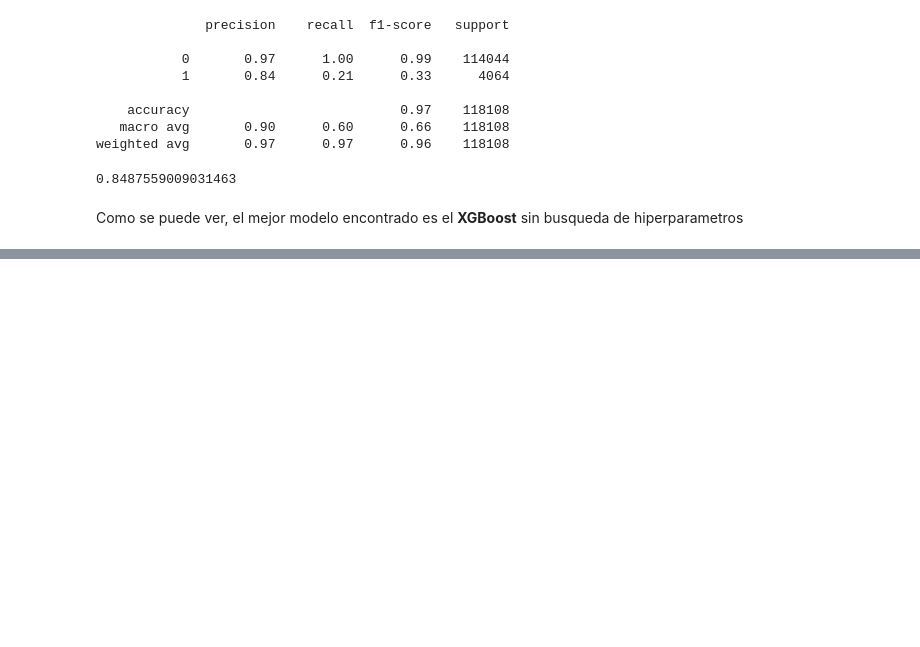
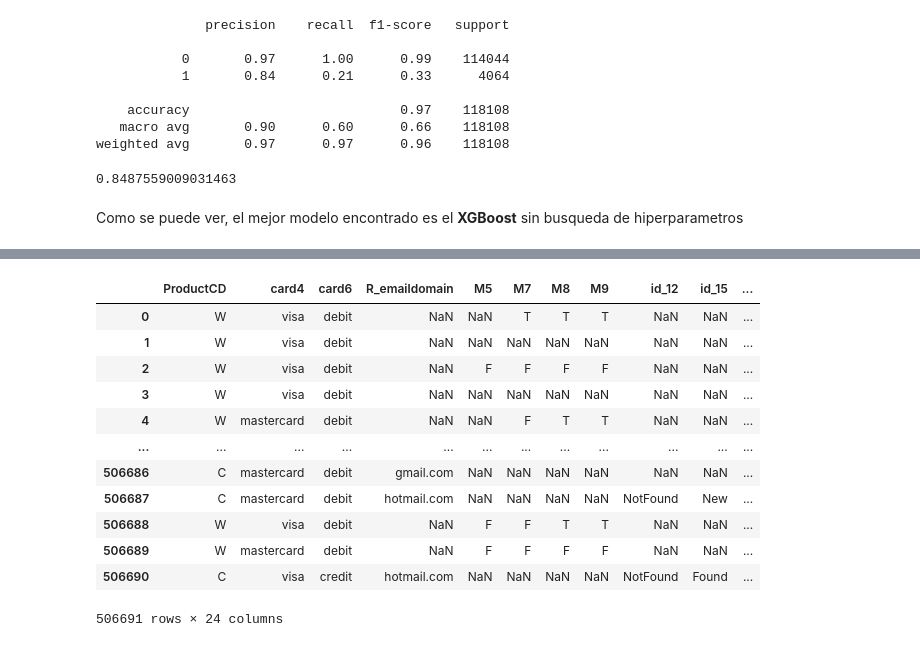
Before and after one commit to alejovillores/TP3-Machine-Learning, a Jupyter notebook: Parte 3.ipynb, the cells around one changed output, grey strips where cells are left out. Cells and saved outputs as stored; diff of their text form; code cells hidden in the pictures; blank space fills up the shorter version.

```diff
--- a/Parte 3.ipynb
+++ b/Parte 3.ipynb
@@ -958,0 +996,41 @@ Como se puede ver, el mejor modelo encontrado es el **XGBoost** sin busqueda de
+# %%
+c  = {"id-01":"id_01",
+"id-02":"id_02",
+"id-03":"id_03",
+"id-04":"id_04",
+"id-05":"id_05",
+"id-06":"id_06",
+"id-07":"id_07",
+"id-08":"id_08",
+"id-09":"id_09",
+"id-10":"id_10",
+"id-11":"id_11",
+"id-12":"id_12",
+"id-13":"id_13",
+"id-14":"id_14",
+"id-15":"id_15",
+"id-16":"id_16",
+"id-17":"id_17",
+"id-18":"id_18",
+"id-19":"id_19",
+"id-20":"id_20",
+"id-21":"id_21",
+"id-22":"id_22",
+"id-23":"id_23",
+"id-24":"id_24",
+"id-25":"id_25",
+"id-26":"id_26",
+"id-27":"id_27",
+"id-28":"id_28",
+"id-29":"id_29",
+"id-30":"id_30",
+"id-31":"id_31",
+"id-32":"id_32",
+"id-33":"id_33",
+"id-34":"id_34",
+"id-35":"id_35",
+"id-36":"id_36",
+"id-37":"id_37",
+"id-38":"id_38",}
+# %%
+joined_test_data.rename(columns=c,inplace=True)
@@ -958,0 +1053,17 @@ Como se puede ver, el mejor modelo encontrado es el **XGBoost** sin busqueda de
+# %%
+test_categorical = joined_test_data[final_categorical_feature]
+test_categorical
+# %% [output]
+|  | ProductCD | card4 | card6 | R_emaildomain | M5 | M7 | M8 | M9 | id_12 | id_15 | ... |
+| 0 | W | visa | debit | NaN | NaN | T | T | T | NaN | NaN | ... |
+| 1 | W | visa | debit | NaN | NaN | NaN | NaN | NaN | NaN | NaN | ... |
+| 2 | W | visa | debit | NaN | F | F | F | F | NaN | NaN | ... |
+| 3 | W | visa | debit | NaN | NaN | NaN | NaN | NaN | NaN | NaN | ... |
+| 4 | W | mastercard | debit | NaN | NaN | F | T | T | NaN | NaN | ... |
+| ... | ... | ... | ... | ... | ... | ... | ... | ... | ... | ... | ... |
+| 506686 | C | mastercard | debit | gmail.com | NaN | NaN | NaN | NaN | NaN | NaN | ... |
+| 506687 | C | mastercard | debit | hotmail.com | NaN | NaN | NaN | NaN | NotFound | New | ... |
+| 506688 | W | visa | debit | NaN | F | F | T | T | NaN | NaN | ... |
+| 506689 | W | mastercard | debit | NaN | F | F | F | F | NaN | NaN | ... |
+| 506690 | C | visa | credit | hotmail.com | NaN | NaN | NaN | NaN | NotFound | Found | ... |
+506691 rows × 24 columns
```
Also changed, not shown: parts of 22 cells of this notebook.
